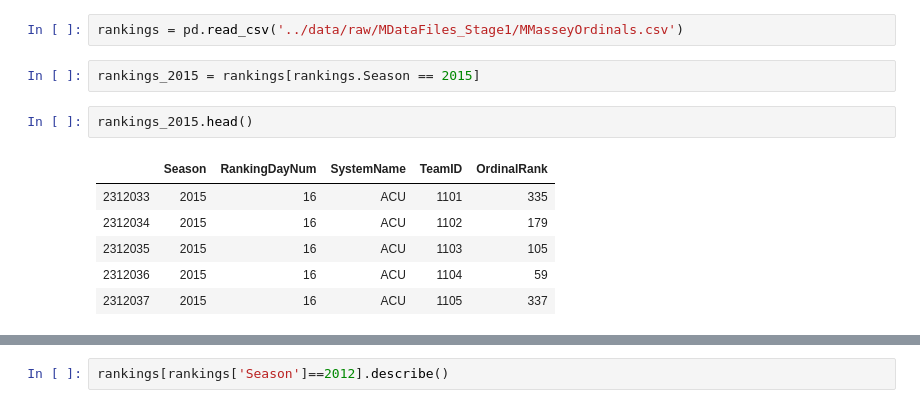
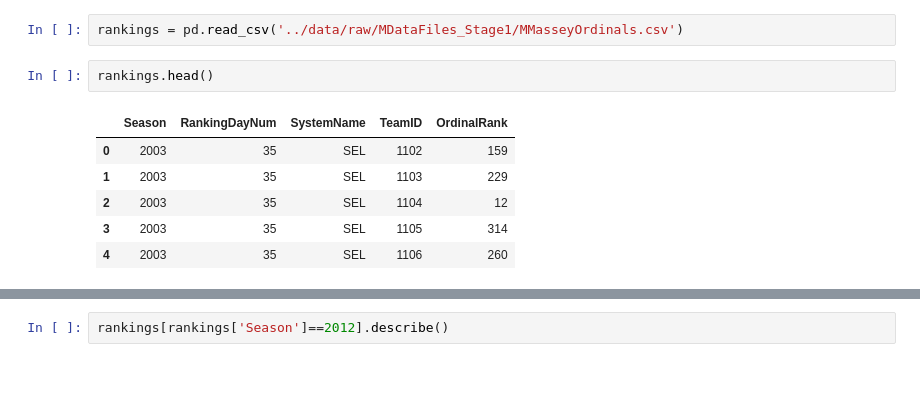
Before and after one commit to AbhishekSingl/GoogleMLCompNCAAM, a Jupyter notebook: notebooks/First Model-Copy1.ipynb, the cells around one changed output, grey strips where cells are left out. Cells and saved outputs as stored; diff of their text form; blank space fills up the shorter version.

Commit message:
Revert "Scrape the ranking and Combining with events"
This reverts commit d5b2b12093effb984315598ea4fd948df67a062d.

```diff
--- a/notebooks/First Model-Copy1.ipynb
+++ b/notebooks/First Model-Copy1.ipynb
@@ -185,14 +185,12 @@ Name: Season, dtype: int64
 ### Rankings
 # %%
 rankings = pd.read_csv('../data/raw/MDataFiles_Stage1/MMasseyOrdinals.csv')
-# %%
-rankings_2015 = rankings[rankings.Season == 2015]
 # %%
-rankings_2015.head()
+rankings.head()
 # %% [output]
 |  | Season | RankingDayNum | SystemName | TeamID | OrdinalRank |
-| 2312033 | 2015 | 16 | ACU | 1101 | 335 |
-| 2312034 | 2015 | 16 | ACU | 1102 | 179 |
-| 2312035 | 2015 | 16 | ACU | 1103 | 105 |
-| 2312036 | 2015 | 16 | ACU | 1104 | 59 |
-| 2312037 | 2015 | 16 | ACU | 1105 | 337 |
+| 0 | 2003 | 35 | SEL | 1102 | 159 |
+| 1 | 2003 | 35 | SEL | 1103 | 229 |
+| 2 | 2003 | 35 | SEL | 1104 | 12 |
+| 3 | 2003 | 35 | SEL | 1105 | 314 |
+| 4 | 2003 | 35 | SEL | 1106 | 260 |
```
Also changed, not shown: parts of 6 cells of this notebook, 3 other files.
